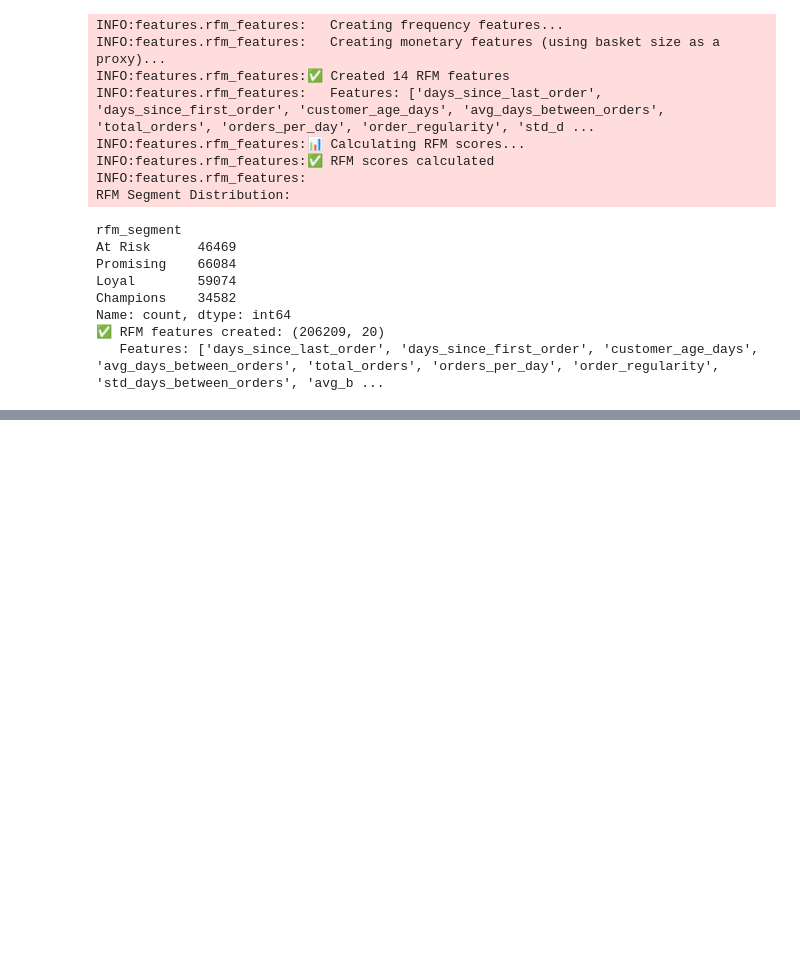
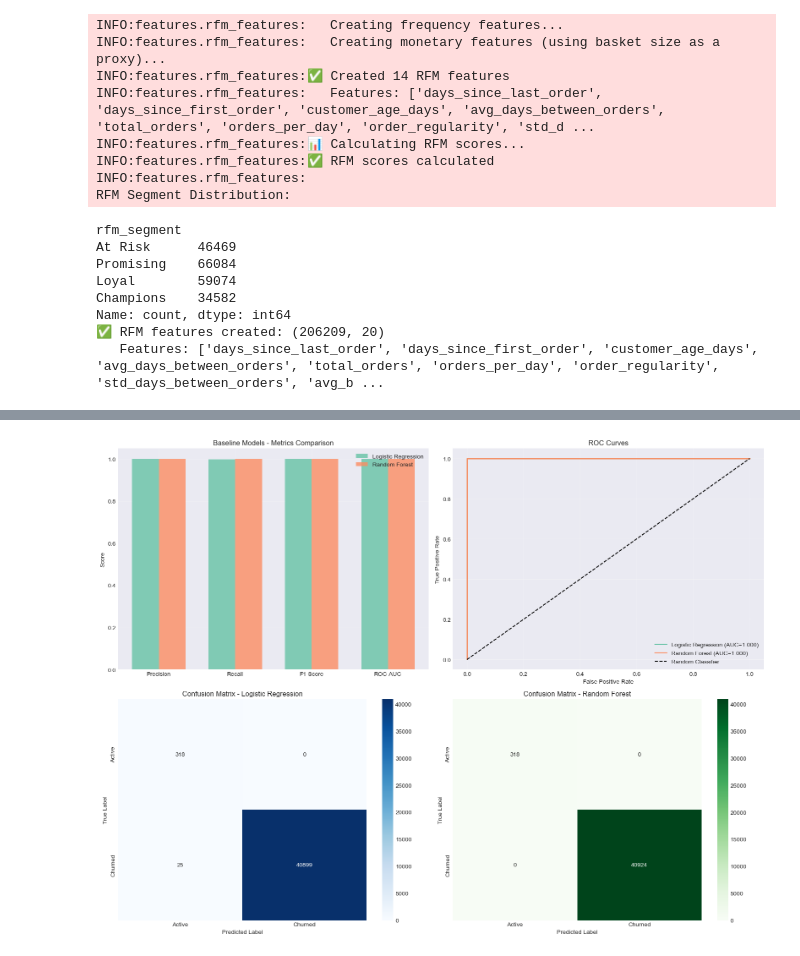
Before and after one commit to miyigun/FreshCart-Churn-Prediction, a Jupyter notebook: notebooks/02_baseline.ipynb, the cells around one changed output, grey strips where cells are left out. Drawn from its saved outputs; the diff is of its cells as text; code cells hidden in the pictures; blank space fills up the shorter version.

Commit message:
feat(baseline): Complete baseline modeling and save results

```diff
--- a/notebooks/02_baseline.ipynb
+++ b/notebooks/02_baseline.ipynb
@@ -174,0 +261,11 @@ Name: count, dtype: int64
+# %%
+# Prepare X and y
+X = master_df.drop(['user_id', 'is_churn'], axis=1)
+y = master_df['is_churn']
+
+feature_names = X.columns.tolist()
+
+print(f"📊 Dataset prepared:")
+print(f"   Features (X): {X.shape}")
+print(f"   Labels (y): {y.shape}")
+print(f"   Feature count: {len(feature_names)}")
@@ -174,0 +293,9 @@ Name: count, dtype: int64
+# %%
+# Scale features
+scaler = StandardScaler()
+X_train_scaled = scaler.fit_transform(X_train)
+X_test_scaled = scaler.transform(X_test)
+
+# Save scaler
+joblib.dump(scaler, MODEL_DIR / 'baseline_scaler.pkl')
+print("✅ Scaler fitted and saved")
@@ -174,0 +456,61 @@ Name: count, dtype: int64
+# %%
+# Visualizations
+fig, axes = plt.subplots(2, 2, figsize=(16, 12))
+
+# 1. Metrics comparison
+ax = axes[0, 0]
+metrics_to_plot = ['Precision', 'Recall', 'F1-Score', 'ROC-AUC']
+x = np.arange(len(metrics_to_plot))
+width = 0.35
+
+lr_values = [lr_metrics['precision'], lr_metrics['recall'], lr_metrics['f1'], lr_metrics['roc_auc']]
+rf_values = [rf_metrics['precision'], rf_metrics['recall'], rf_metrics['f1'], rf_metrics['roc_auc']]
+
+ax.bar(x - width/2, lr_values, width, label='Logistic Regression', alpha=0.8)
+ax.bar(x + width/2, rf_values, width, label='Random Forest', alpha=0.8)
+ax.set_ylabel('Score')
+ax.set_title('Baseline Models - Metrics Comparison')
+ax.set_xticks(x)
+ax.set_xticklabels(metrics_to_plot)
+ax.legend()
+ax.grid(True, alpha=0.3)
+
+# 2. ROC Curves
+ax = axes[0, 1]
+fpr_lr, tpr_lr, _ = roc_curve(y_test, y_pred_proba_lr)
+fpr_rf, tpr_rf, _ = roc_curve(y_test, y_pred_proba_rf)
+
+ax.plot(fpr_lr, tpr_lr, label=f'Logistic Regression (AUC={lr_metrics["roc_auc"]:.3f})', linewidth=2)
+ax.plot(fpr_rf, tpr_rf, label=f'Random Forest (AUC={rf_metrics["roc_auc"]:.3f})', linewidth=2)
+ax.plot([0, 1], [0, 1], 'k--', label='Random Classifier')
+ax.set_xlabel('False Positive Rate')
+ax.set_ylabel('True Positive Rate')
+ax.set_title('ROC Curves')
+ax.legend()
+ax.grid(True, alpha=0.3)
+
+# 3. Confusion Matrix - Logistic Regression
+ax = axes[1, 0]
+cm_lr = confusion_matrix(y_test, y_pred_lr)
+sns.heatmap(cm_lr, annot=True, fmt='d', cmap='Blues', ax=ax)
+ax.set_title('Confusion Matrix - Logistic Regression')
+ax.set_ylabel('True Label')
+ax.set_xlabel('Predicted Label')
+ax.set_xticklabels(['Active', 'Churned'])
+ax.set_yticklabels(['Active', 'Churned'])
+
+# 4. Confusion Matrix - Random Forest
+ax = axes[1, 1]
+cm_rf = confusion_matrix(y_test, y_pred_rf)
+sns.heatmap(cm_rf, annot=True, fmt='d', cmap='Greens', ax=ax)
+ax.set_title('Confusion Matrix - Random Forest')
+ax.set_ylabel('True Label')
+ax.set_xlabel('Predicted Label')
+ax.set_xticklabels(['Active', 'Churned'])
+ax.set_yticklabels(['Active', 'Churned'])
+
+plt.tight_layout()
+plt.savefig('../plots/05_baseline_comparison.png', dpi=300, bbox_inches='tight')
+plt.show()
+# %% [output]
+[figure, added]
```
Also changed, not shown: parts of 17 cells of this notebook, 5 other files.
